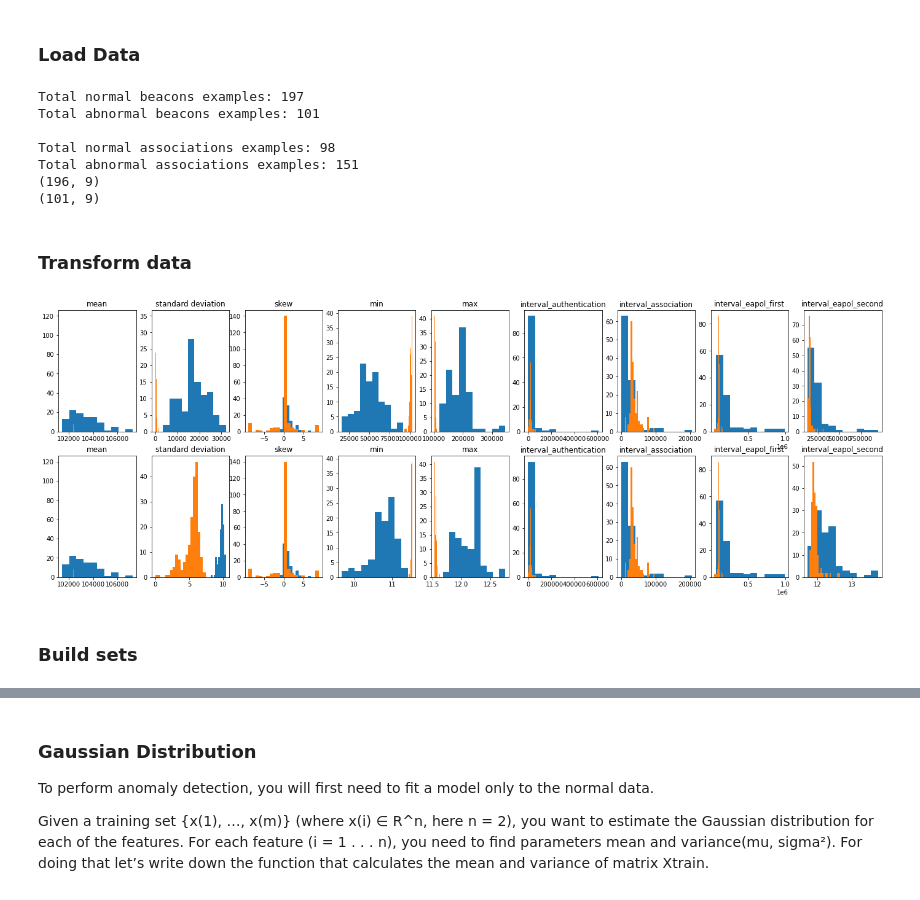
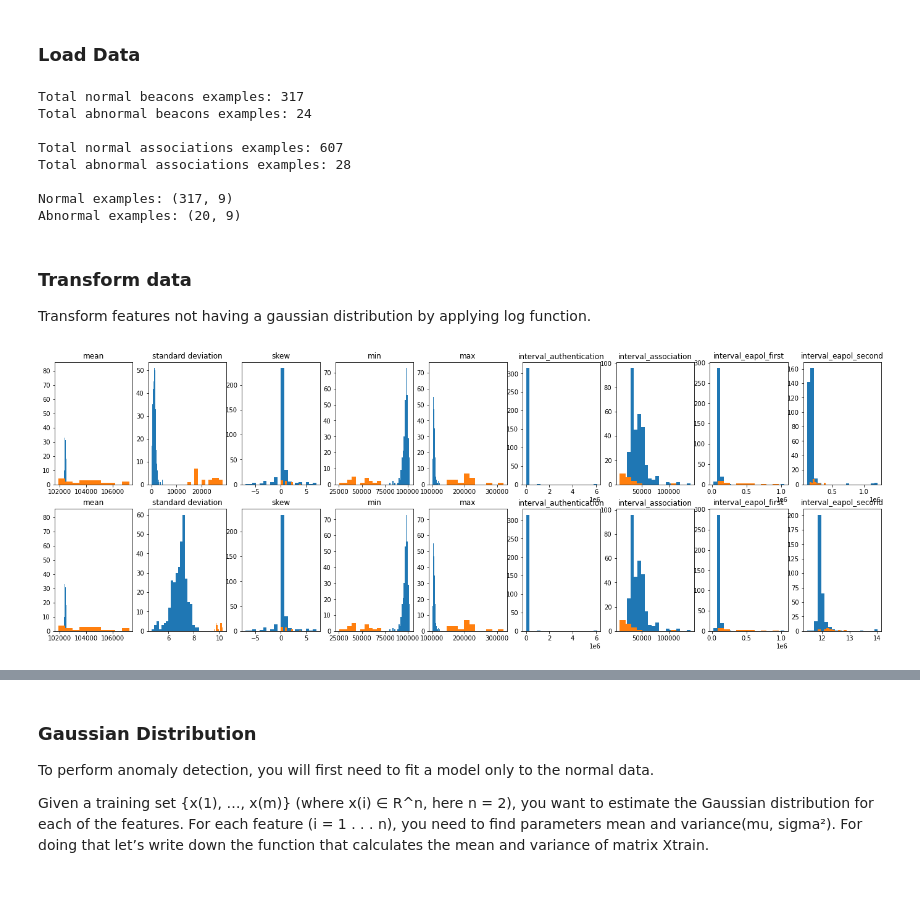
Before and after one commit to joaodiogo10/AAS_Project, a Jupyter notebook: anomaly_detection/Anomaly_Detection.ipynb, the cells around one changed output, grey strips where cells are left out. Saved outputs shown, nothing was run; the diff lists cells and outputs as text; code cells hidden in the pictures.

```diff
--- a/anomaly_detection/Anomaly_Detection.ipynb
+++ b/anomaly_detection/Anomaly_Detection.ipynb
@@ -27,68 +27,62 @@ abnormal_assoc = np.loadtxt("other_home_association.csv", delimiter=",", skiprow
 print(f"\nTotal normal associations examples: {len(normal_assoc)}")
 print(f"Total abnormal associations examples: {len(abnormal_assoc)}")
 
-#temp solution replicate home associations
-normal_assoc = np.vstack((normal_assoc, normal_assoc))
-
 #under sample so that number of beacons examples = number of association examples
 n_samples = min(normal_beacons.shape[0], normal_assoc.shape[0])
 normal_ap = np.hstack((normal_beacons[0:n_samples,:], normal_assoc[0:n_samples,:]))
-print(normal_ap.shape)
 
 n_samples = min(abnormal_beacons.shape[0], abnormal_assoc.shape[0])
 abnormal_ap = np.hstack((abnormal_beacons[0:n_samples,:], abnormal_assoc[0:n_samples,:]))
-print(abnormal_ap.shape)
+if(abnormal_ap.shape[0] > 20):
+    abnormal_ap = abnormal_ap[0:20]
+
+print(f"\nNormal examples: {normal_ap.shape}")
+print(f"Abnormal examples: {abnormal_ap.shape}")
 
 n_features = normal_ap.shape[1]
 # %% [output]
-Total normal beacons examples: 197
-Total abnormal beacons examples: 101
+Total normal beacons examples: 317
+Total abnormal beacons examples: 24
 
-Total normal associations examples: 98
-Total abnormal associations examples: 151
-(196, 9)
-(101, 9)
+Total normal associations examples: 607
+Total abnormal associations examples: 28
+
+Normal examples: (317, 9)
+Abnormal examples: (20, 9)
-# %% [markdown]
-### Transform data
+# %% [markdown]
+### Transform data
+
+Transform features not having a gaussian distribution by applying log function.
+# %%
+def transform_features(indices, features):
+    transformed_features = np.copy(features)
+    for i in indices:
+        transformed_features[:,i] = np.log(features[:,i])
+
+    transformed_features[np.isinf(transformed_features)] = 0
+
+    return transformed_features
 # %%
+features_to_trasform = [1, 8]
+
+trans_normal_ap = transform_features(features_to_trasform, normal_ap)
+trans_abnormal_ap = transform_features(features_to_trasform, abnormal_ap)
+
 plt.figure(figsize=(24, 8))
 
-transform_features = (1, 3, 4, 8)
-
-trans_normal_ap = np.copy(normal_ap)
-for i in transform_features:
-    trans_normal_ap[:,i] = np.log(normal_ap[:,i])
-
-trans_normal_ap[np.isinf(trans_normal_ap)] = 0
-
-trans_abnormal_ap = np.copy(abnormal_ap)
-for i in transform_features:
-    trans_abnormal_ap[:,i] = np.log(abnormal_ap[:,i])
-trans_abnormal_ap[np.isinf(trans_abnormal_ap)] = 0
-
-features = ("mean", "standard deviation", "skew", "min", "max", #beacons features
-            "interval_authentication", "interval_association", "interval_eapol_first", "interval_eapol_second") #association features
+titles = ["mean", "standard deviation", "skew", "min", "max", #beacons features
+            "interval_authentication", "interval_association", "interval_eapol_first", "interval_eapol_second"] #association features
 for i in range (0, n_features):
     plt.subplot(2, n_features, i + 1)
+    plt.hist(normal_ap[:, i], 20)
     plt.hist(abnormal_ap[:, i])
-    plt.hist(normal_ap[:, i], 20)
-    plt.title(features[i])
+    plt.title(titles[i])
 
 
 for i in range(0, n_features):
     plt.subplot(2, n_features, n_features + i + 1)
+    plt.hist(trans_normal_ap[:, i], 20)
     plt.hist(trans_abnormal_ap[:, i])
-    plt.hist(trans_normal_ap[:, i], 20)
-    plt.title(features[i])
-
-
-#delete unused features
-delete_features = (1,3,4)
-trans_normal_ap = np.delete(trans_normal_ap, delete_features, 1)
-trans_abnormal_ap = np.delete(trans_abnormal_ap, delete_features, 1)
-
-n_features = n_features - len(delete_features)
+    plt.title(titles[i])
 # %% [output]
-[figure, old version]
+[figure, new version]
-# %% [markdown]
-### Build sets
```
Also changed, not shown: parts of 16 cells of this notebook, 12 other files.
